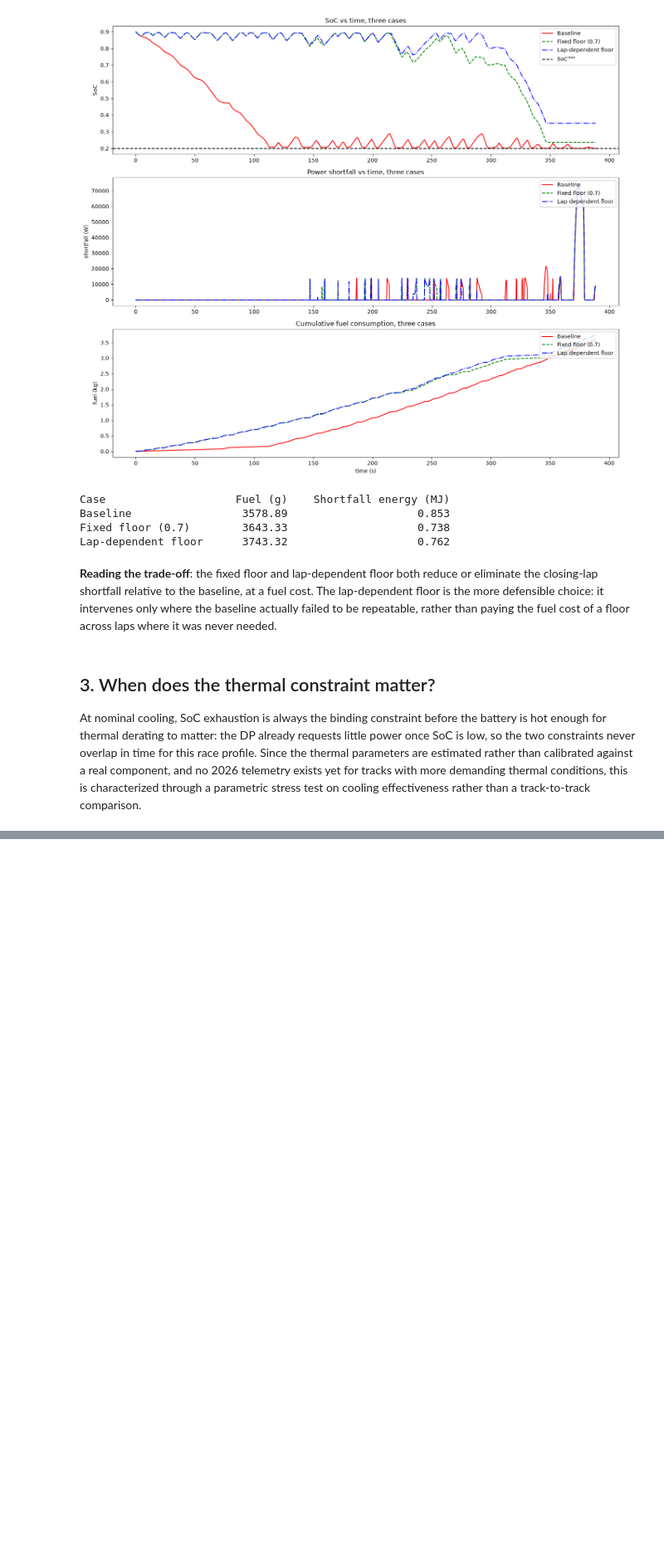
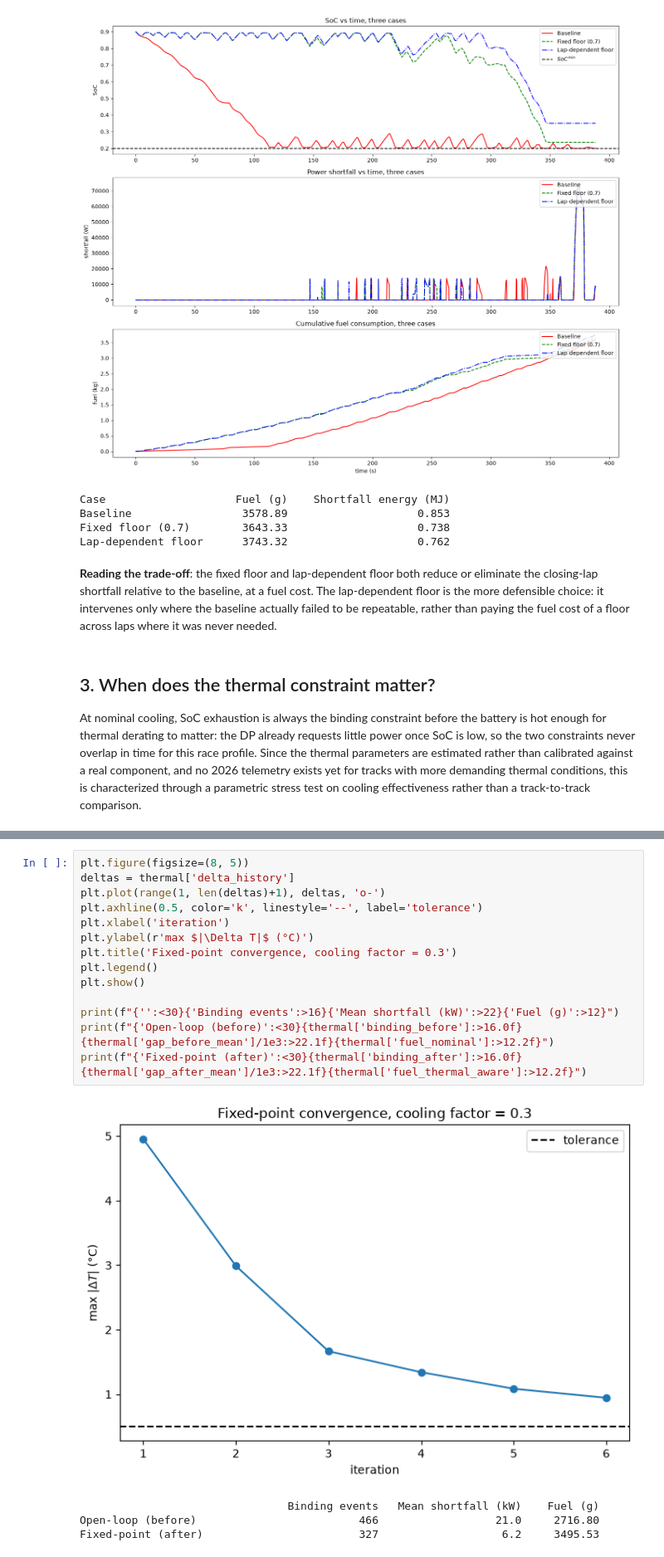
Before and after one commit to tommasoandina1/thermal-aware-ems-f1, a Jupyter notebook: controller/Summury_of_Results.ipynb, the cells around one changed output, grey strips where cells are left out. Shown at 83% size. Saved outputs shown, nothing was run; the diff lists cells and outputs as text; blank space fills up the shorter version.

```diff
--- a/controller/Summury_of_Results.ipynb
+++ b/controller/Summury_of_Results.ipynb
@@ -119,0 +145,19 @@ comparison.
+# %%
+plt.figure(figsize=(8, 5))
+deltas = thermal['delta_history']
+plt.plot(range(1, len(deltas)+1), deltas, 'o-')
+plt.axhline(0.5, color='k', linestyle='--', label='tolerance')
+plt.xlabel('iteration')
+plt.ylabel(r'max $|\Delta T|$ (°C)')
+plt.title('Fixed-point convergence, cooling factor = 0.3')
+plt.legend()
+plt.show()
+
+print(f"{'':<30}{'Binding events':>16}{'Mean shortfall (kW)':>22}{'Fuel (g)':>12}")
+print(f"{'Open-loop (before)':<30}{thermal['binding_before']:>16.0f}{thermal['gap_before_mean']/1e3:>22.1f}{thermal['fuel_nominal']:>12.2f}")
+print(f"{'Fixed-point (after)':<30}{thermal['binding_after']:>16.0f}{thermal['gap_after_mean']/1e3:>22.1f}{thermal['fuel_thermal_aware']:>12.2f}")
+# %% [output]
+[figure, added]
+                                Binding events   Mean shortfall (kW)    Fuel (g)
+Open-loop (before)                         466                  21.0     2716.80
+Fixed-point (after)                        327                   6.2     3495.53
```
Also changed, not shown: parts of 3 cells of this notebook, 1 other file.
